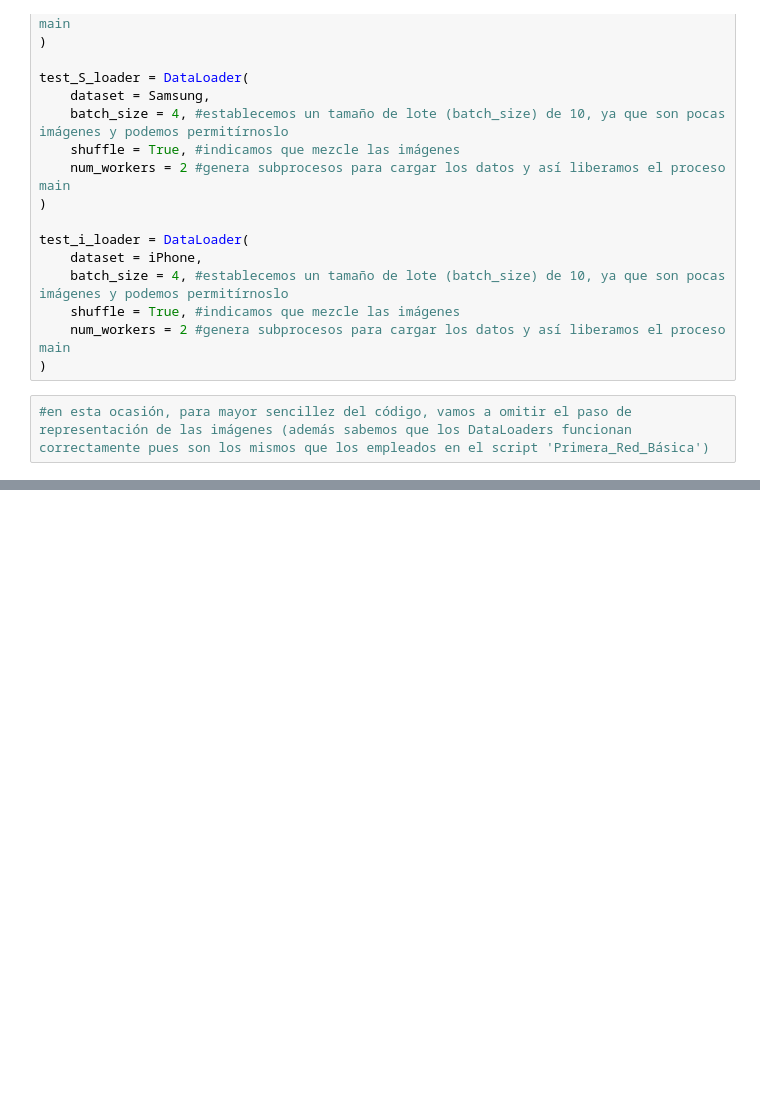
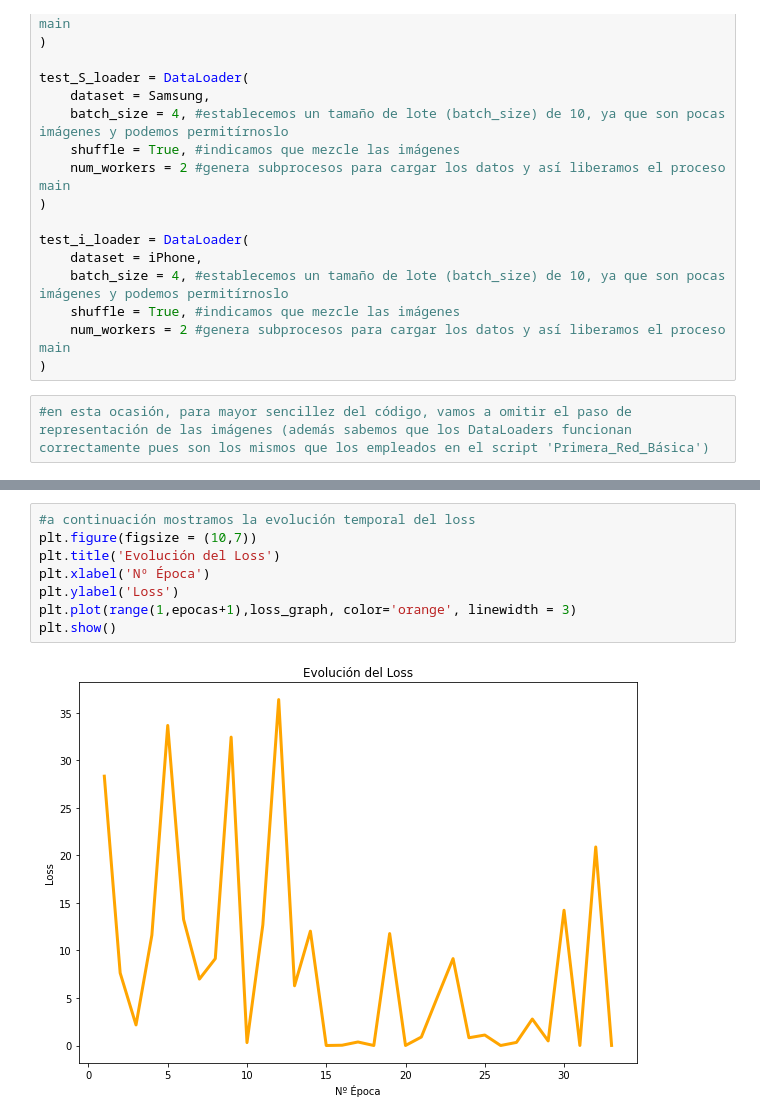
Before and after one commit to SamuelLozanoJuarez/CNN_and_Diabetic_Retinopathy, a Jupyter notebook: Nuevas_Arquitecturas_Básicas.ipynb, the cells around one changed output, grey strips where cells are left out. Cells and saved outputs as stored; diff of their text form; blank space fills up the shorter version.

```diff
--- a/Nuevas_Arquitecturas_Básicas.ipynb
+++ b/Nuevas_Arquitecturas_Básicas.ipynb
@@ -219,0 +239,10 @@ KeyboardInterrupt:
+# %%
+#a continuación mostramos la evolución temporal del loss
+plt.figure(figsize = (10,7))
+plt.title('Evolución del Loss')
+plt.xlabel('Nº Época')
+plt.ylabel('Loss')
+plt.plot(range(1,epocas+1),loss_graph, color='orange', linewidth = 3)
+plt.show()
+# %% [output]
+[figure, added]
```
Also changed, not shown: parts of 14 cells of this notebook.
